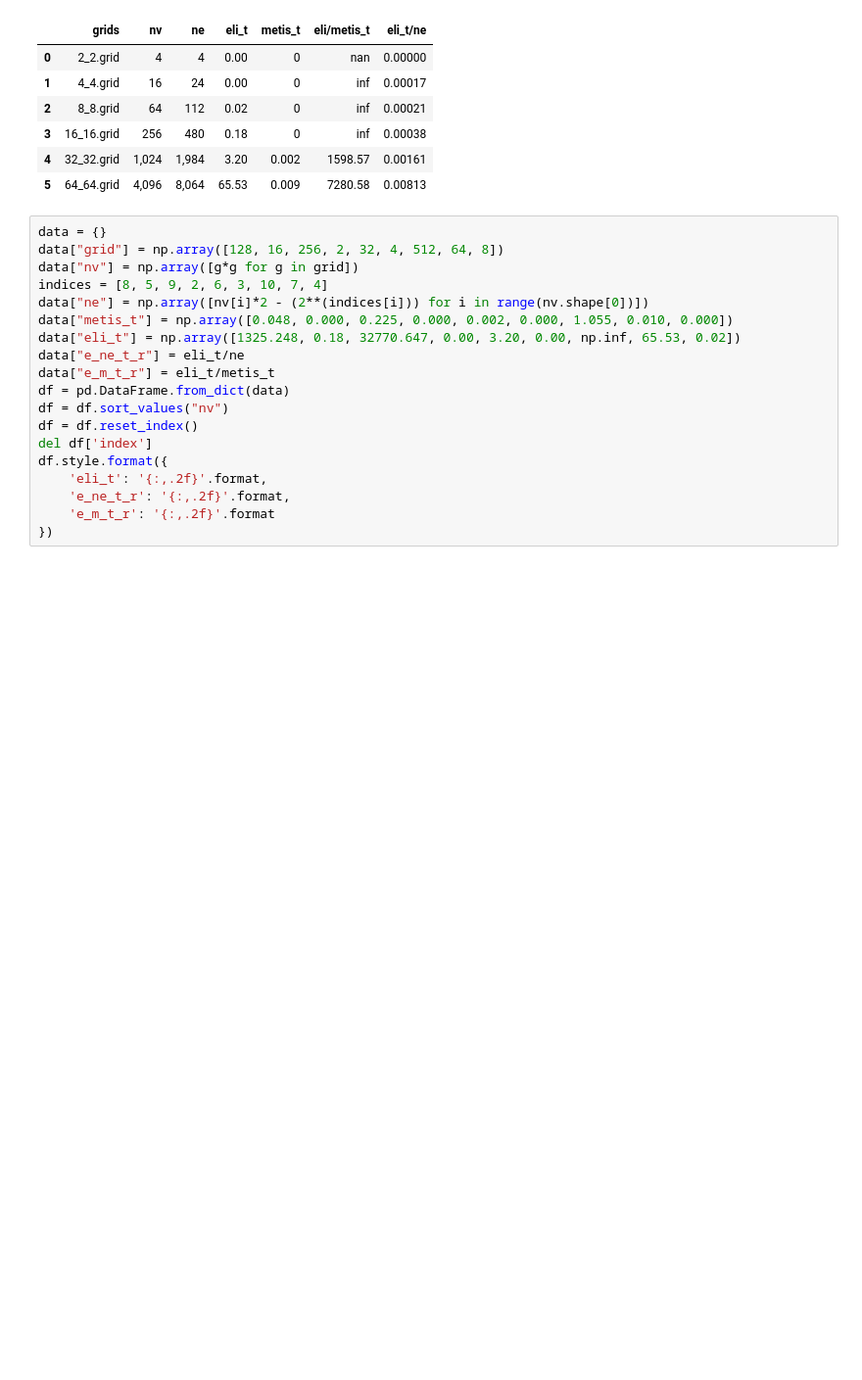
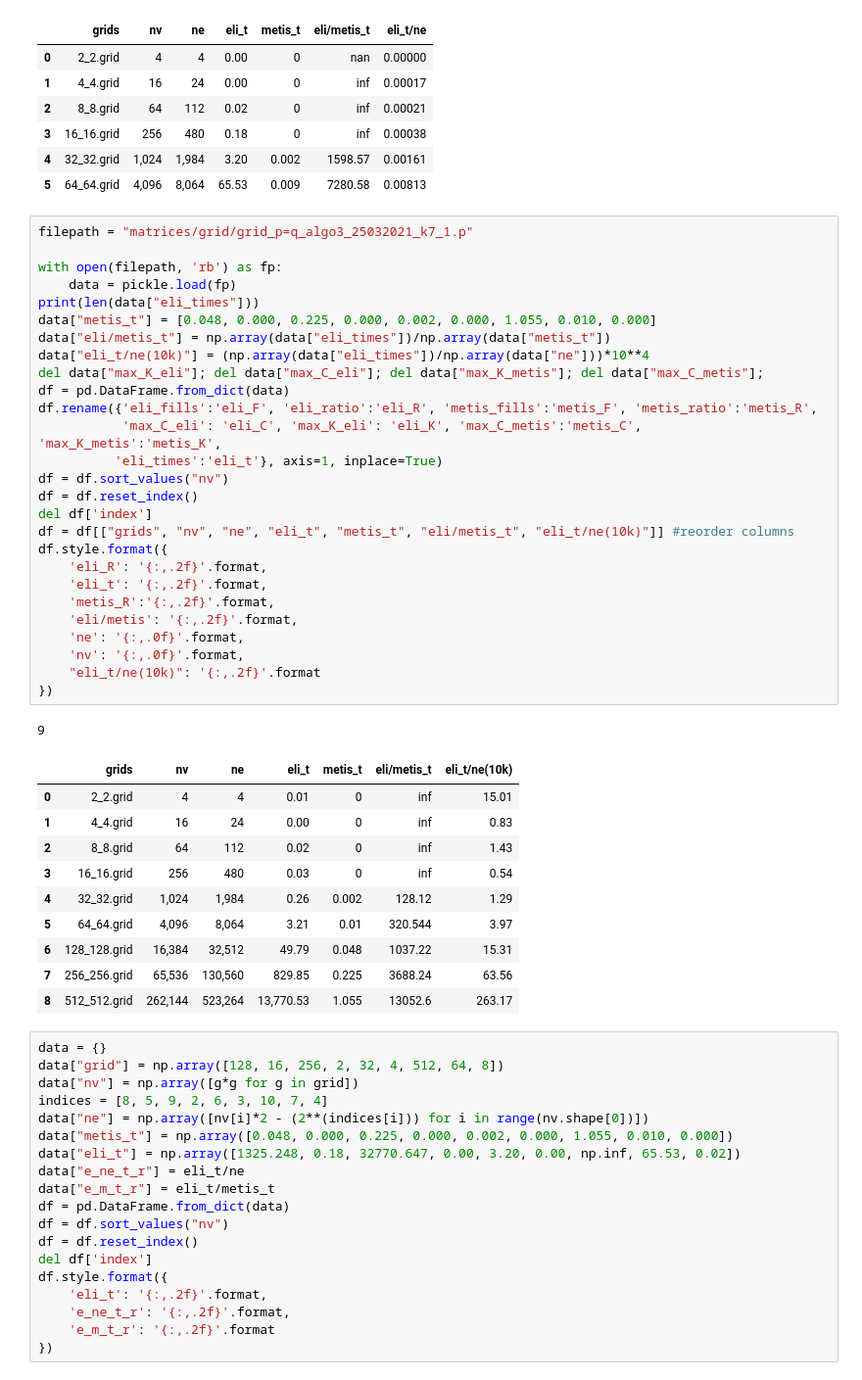
Before and after one commit to berylgithub/eli, a Jupyter notebook: main.ipynb, the cells around one changed output. Shown: that part at 98% size. Cells and saved outputs as stored; diff of their text form; blank space fills up the shorter version.

```diff
--- a/main.ipynb
+++ b/main.ipynb
@@ -1057,6 +1057,45 @@ df.style.format({
 | 3 | 16_16.grid | 256 | 480 | 0.18 | 0 | inf | 0.00038 |
 | 4 | 32_32.grid | 1,024 | 1,984 | 3.20 | 0.002 | 1598.57 | 0.00161 |
 | 5 | 64_64.grid | 4,096 | 8,064 | 65.53 | 0.009 | 7280.58 | 0.00813 |
+# %%
+filepath = "matrices/grid/grid_p=q_algo3_25032021_k7_1.p"
+
+with open(filepath, 'rb') as fp:
+    data = pickle.load(fp)
+print(len(data["eli_times"]))
+data["metis_t"] = [0.048, 0.000, 0.225, 0.000, 0.002, 0.000, 1.055, 0.010, 0.000]
+data["eli/metis_t"] = np.array(data["eli_times"])/np.array(data["metis_t"])
+data["eli_t/ne(10k)"] = (np.array(data["eli_times"])/np.array(data["ne"]))*10**4
+del data["max_K_eli"]; del data["max_C_eli"]; del data["max_K_metis"]; del data["max_C_metis"];
+df = pd.DataFrame.from_dict(data)
+df.rename({'eli_fills':'eli_F', 'eli_ratio':'eli_R', 'metis_fills':'metis_F', 'metis_ratio':'metis_R',
+           'max_C_eli': 'eli_C', 'max_K_eli': 'eli_K', 'max_C_metis':'metis_C', 'max_K_metis':'metis_K',
+          'eli_times':'eli_t'}, axis=1, inplace=True)
+df = df.sort_values("nv")
+df = df.reset_index()
+del df['index']
+df = df[["grids", "nv", "ne", "eli_t", "metis_t", "eli/metis_t", "eli_t/ne(10k)"]] #reorder columns
+df.style.format({
+    'eli_R': '{:,.2f}'.format,
+    'eli_t': '{:,.2f}'.format,
+    'metis_R':'{:,.2f}'.format,
+    'eli/metis': '{:,.2f}'.format,
+    'ne': '{:,.0f}'.format,
+    'nv': '{:,.0f}'.format,
+    "eli_t/ne(10k)": '{:,.2f}'.format
+})
+# %% [output]
+9
+|  | grids | nv | ne | eli_t | metis_t | eli/metis_t | eli_t/ne(10k) |
+| 0 | 2_2.grid | 4 | 4 | 0.01 | 0 | inf | 15.01 |
+| 1 | 4_4.grid | 16 | 24 | 0.00 | 0 | inf | 0.83 |
+| 2 | 8_8.grid | 64 | 112 | 0.02 | 0 | inf | 1.43 |
+| 3 | 16_16.grid | 256 | 480 | 0.03 | 0 | inf | 0.54 |
+| 4 | 32_32.grid | 1,024 | 1,984 | 0.26 | 0.002 | 128.12 | 1.29 |
+| 5 | 64_64.grid | 4,096 | 8,064 | 3.21 | 0.01 | 320.544 | 3.97 |
+| 6 | 128_128.grid | 16,384 | 32,512 | 49.79 | 0.048 | 1037.22 | 15.31 |
+| 7 | 256_256.grid | 65,536 | 130,560 | 829.85 | 0.225 | 3688.24 | 63.56 |
+| 8 | 512_512.grid | 262,144 | 523,264 | 13,770.53 | 1.055 | 13052.6 | 263.17 |
 # %%
 data = {}
 data["grid"] = np.array([128, 16, 256, 2, 32, 4, 512, 64, 8])
```
Also changed, not shown: parts of 6 cells of this notebook, 1 other file.
